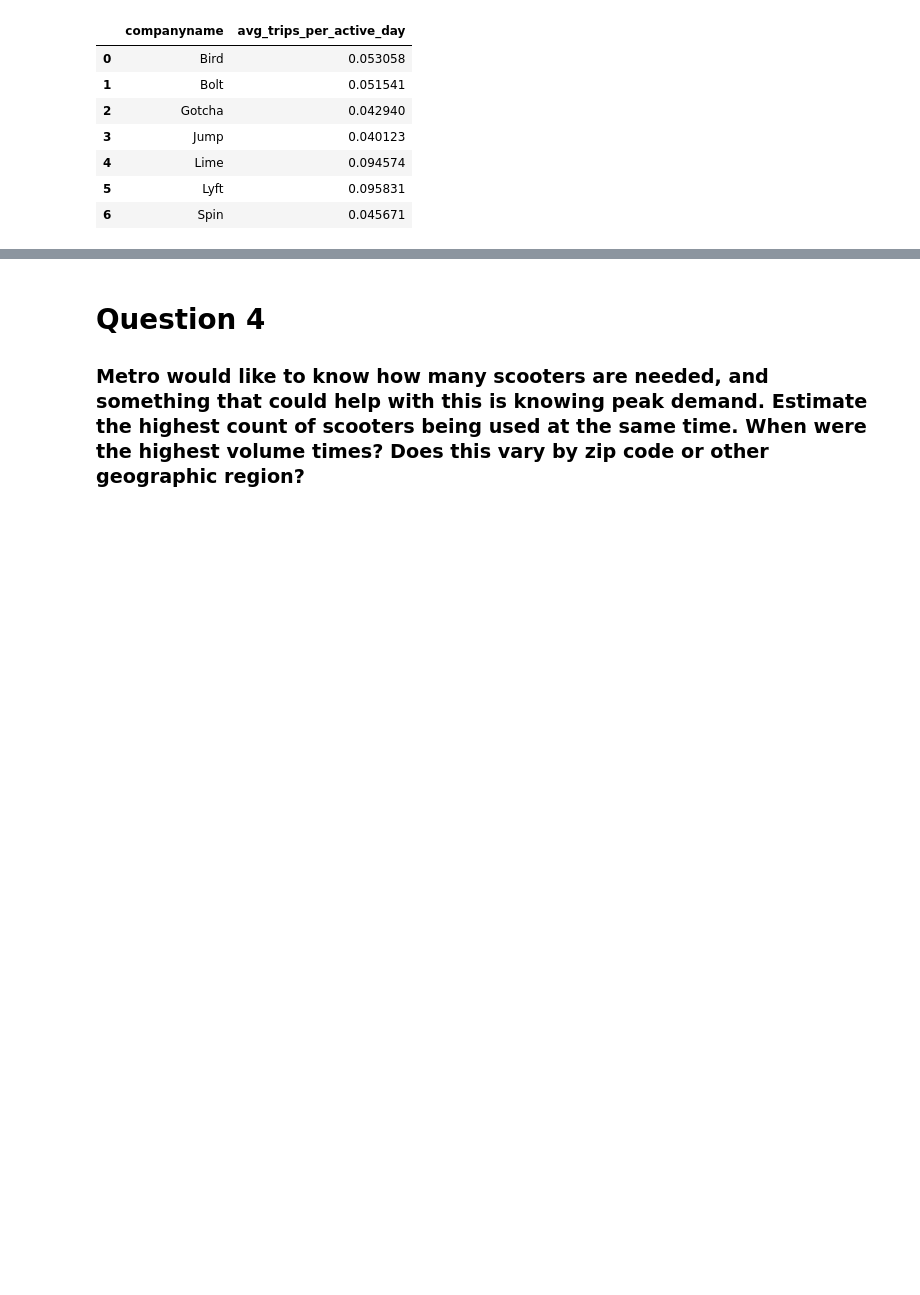
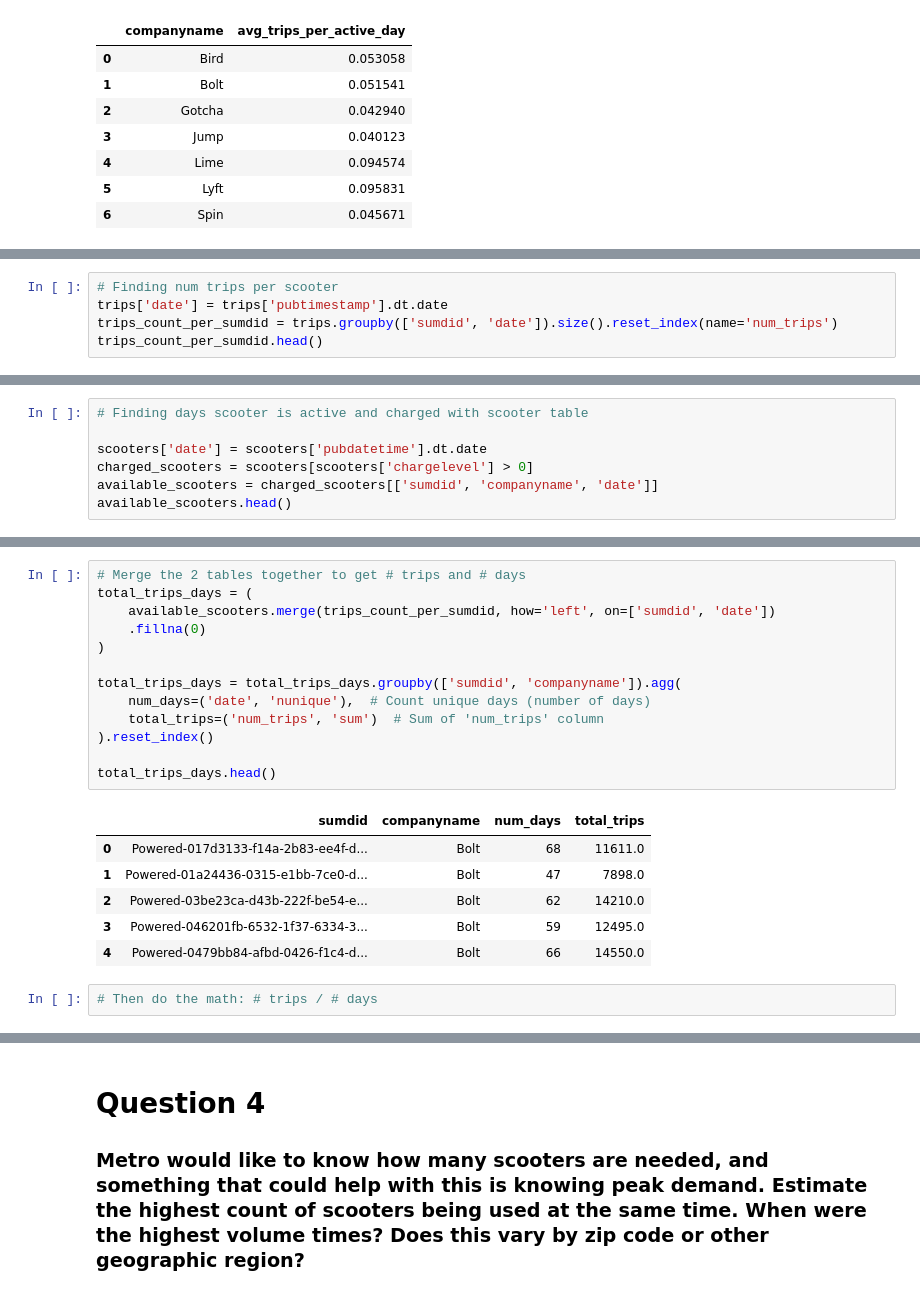
Before and after one commit to NSS-Data-Analytics-Cohort-11/scooters-no-pineapple, a Jupyter notebook: notebook/scooters.ipynb, the cells around one changed output, grey strips where cells are left out. Saved outputs shown, nothing was run; the diff lists cells and outputs as text; blank space fills up the shorter version.

```diff
--- a/notebook/scooters.ipynb
+++ b/notebook/scooters.ipynb
@@ -286,0 +291,5 @@ company_averages
+# %%
+# Finding num trips per scooter
+trips['date'] = trips['pubtimestamp'].dt.date
+trips_count_per_sumdid = trips.groupby(['sumdid', 'date']).size().reset_index(name='num_trips')
+trips_count_per_sumdid.head()
@@ -286,0 +303,7 @@ company_averages
+# %%
+# Finding days scooter is active and charged with scooter table
+
+scooters['date'] = scooters['pubdatetime'].dt.date
+charged_scooters = scooters[scooters['chargelevel'] > 0]
+available_scooters = charged_scooters[['sumdid', 'companyname', 'date']]
+available_scooters.head()
@@ -286,0 +317,22 @@ company_averages
+# %%
+# Merge the 2 tables together to get # trips and # days
+total_trips_days = (
+    available_scooters.merge(trips_count_per_sumdid, how='left', on=['sumdid', 'date'])
+    .fillna(0)
+)
+
+total_trips_days = total_trips_days.groupby(['sumdid', 'companyname']).agg(
+    num_days=('date', 'nunique'),  # Count unique days (number of days)
+    total_trips=('num_trips', 'sum')  # Sum of 'num_trips' column
+).reset_index()
+
+total_trips_days.head()
+# %% [output]
+|  | sumdid | companyname | num_days | total_trips |
+| 0 | Powered-017d3133-f14a-2b83-ee4f-d... | Bolt | 68 | 11611.0 |
+| 1 | Powered-01a24436-0315-e1bb-7ce0-d... | Bolt | 47 | 7898.0 |
+| 2 | Powered-03be23ca-d43b-222f-be54-e... | Bolt | 62 | 14210.0 |
+| 3 | Powered-046201fb-6532-1f37-6334-3... | Bolt | 59 | 12495.0 |
+| 4 | Powered-0479bb84-afbd-0426-f1c4-d... | Bolt | 66 | 14550.0 |
+# %%
+# Then do the math: # trips / # days
```
Also changed, not shown: parts of 7 cells of this notebook.
